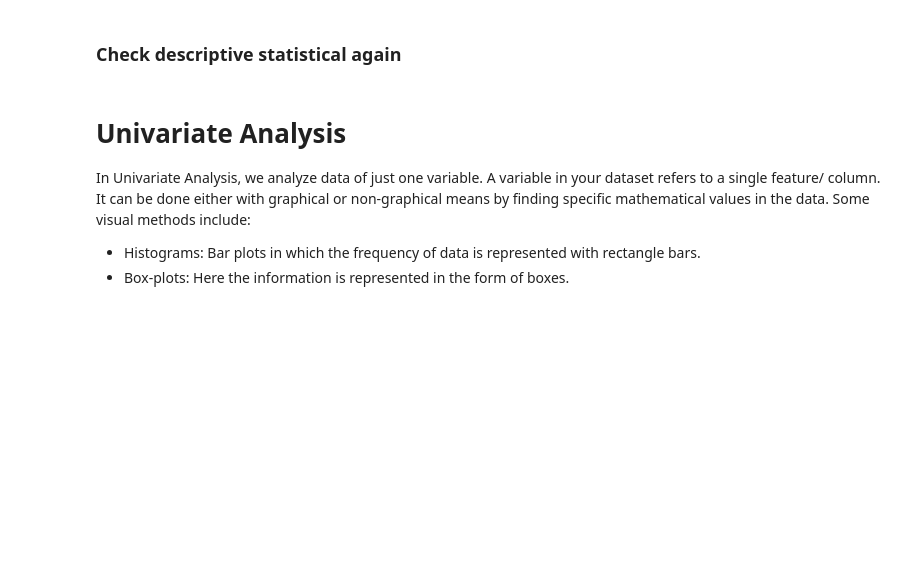
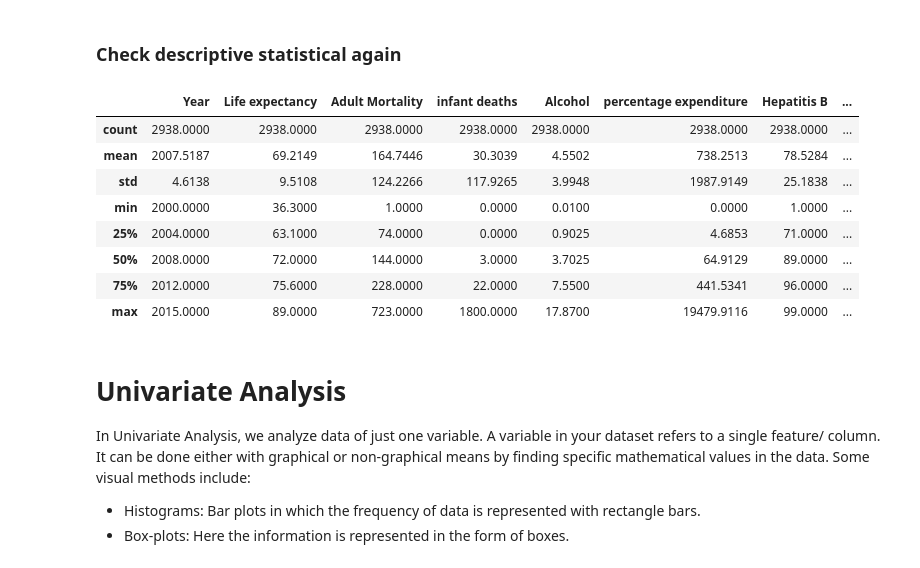
Before and after one commit to ov3ipo/SM_Project, a Jupyter notebook: project.ipynb, the cells around one changed output. Cells and saved outputs as stored; diff of their text form; code cells hidden in the pictures; blank space fills up the shorter version.

```diff
--- a/project.ipynb
+++ b/project.ipynb
@@ -102,5 +119,17 @@ print(df_main)
 # %% [markdown]
 ### Check descriptive statistical again
+# %%
+df_main.describe()
+# %% [output]
+|  | Year | Life expectancy | Adult Mortality | infant deaths | Alcohol | percentage expenditure | Hepatitis B | ... |
+| count | 2938.0000 | 2938.0000 | 2938.0000 | 2938.0000 | 2938.0000 | 2938.0000 | 2938.0000 | ... |
+| mean | 2007.5187 | 69.2149 | 164.7446 | 30.3039 | 4.5502 | 738.2513 | 78.5284 | ... |
+| std | 4.6138 | 9.5108 | 124.2266 | 117.9265 | 3.9948 | 1987.9149 | 25.1838 | ... |
+| min | 2000.0000 | 36.3000 | 1.0000 | 0.0000 | 0.0100 | 0.0000 | 1.0000 | ... |
+| 25% | 2004.0000 | 63.1000 | 74.0000 | 0.0000 | 0.9025 | 4.6853 | 71.0000 | ... |
+| 50% | 2008.0000 | 72.0000 | 144.0000 | 3.0000 | 3.7025 | 64.9129 | 89.0000 | ... |
+| 75% | 2012.0000 | 75.6000 | 228.0000 | 22.0000 | 7.5500 | 441.5341 | 96.0000 | ... |
+| max | 2015.0000 | 89.0000 | 723.0000 | 1800.0000 | 17.8700 | 19479.9116 | 99.0000 | ... |
 # %% [markdown]
 # **Univariate Analysis**
 In Univariate Analysis, we analyze data of just one variable. A variable in your dataset refers to a single feature/ column. It can be done either with graphical or non-graphical means by finding specific mathematical values in the data. Some visual methods include:
```
Also changed, not shown: parts of 5 cells of this notebook.
